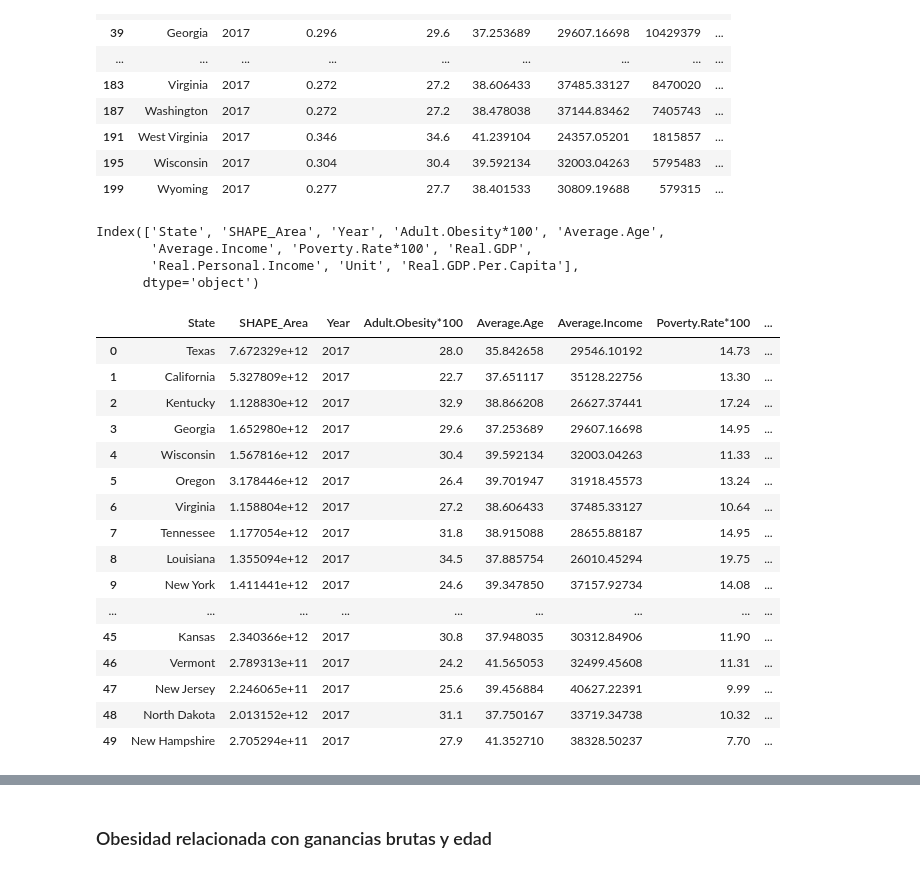
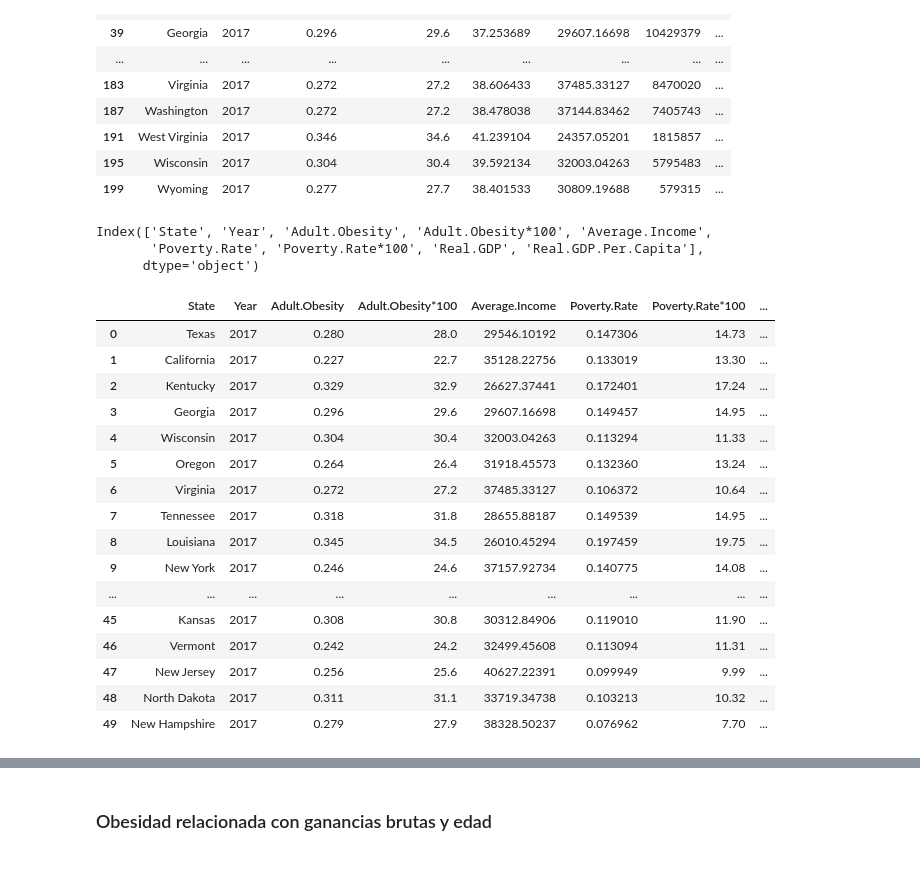
Before and after one commit to NicolasEyzaguirre/EDA-obesidad, a Jupyter notebook: notebook-EDA.ipynb, the cells around one changed output, grey strips where cells are left out. Cells and saved outputs as stored; diff of their text form; code cells hidden in the pictures.

```diff
--- a/notebook-EDA.ipynb
+++ b/notebook-EDA.ipynb
@@ -52,16 +62,17 @@ df1
 # %%
 #combinacion de CSV 1 y CSV 2 ordenado por stados con mayor obesidad
 df_Usa_GDP_Ob=pd.merge(df_USA, df1)
-clean_Usa_GDP_OB=df_Usa_GDP_Ob.drop(['Obesity','FID','Adult.Obesity','Poverty.Rate','Real.GDP.Growth','YearFE','SHAPE_Length','Region.Encoding','Population','Region','Real.GDP.Growth*100'], axis=1)
+# df_Usa_GDP_Ob.rename(columns = {'Population':'POP'}, inplace = True)
+clean_Usa_GDP_OB=df_Usa_GDP_Ob.drop(['Obesity','SHAPE_Area','FID','Real.GDP.Growth','YearFE','SHAPE_Length','Region.Encoding','Population','Region','Real.GDP.Growth*100','Unit','Real.Personal.Income','Average.Age'], axis=1)
 clean_Usa_GDP_OB.columns
 # %% [output]
-Index(['State', 'SHAPE_Area', 'Year', 'Adult.Obesity*100', 'Average.Age',
-       'Average.Income', 'Poverty.Rate*100', 'Real.GDP',
-       'Real.Personal.Income', 'Unit', 'Real.GDP.Per.Capita'],
+Index(['State', 'Year', 'Adult.Obesity', 'Adult.Obesity*100', 'Average.Income',
+       'Poverty.Rate', 'Poverty.Rate*100', 'Real.GDP', 'Real.GDP.Per.Capita'],
       dtype='object')
 # %%
 # 3 CSV restaurantes por cada 100k personas
 Res_estado=pd.read_csv('Data/Cantidad_Res.csv')
+Res_estado=Res_estado.drop(['Full-service Res'], axis=1)
 Res_estado.rename(columns = {'All Fast Food RES':'All-Fast-Food-RES per-100k'}, inplace = True)
 Res_estado.replace({'State': {'Idaho\t': 'Idaho', 'Maine\t': 'Maine'}},inplace=True)
 # %%
@@ -89,23 +100,23 @@ pob_res_estado['All fast food']=round(pob_res_estado['Population']*pob_res_estad
 # %%
 #Data limpia y completa
 Data_1=pd.merge(clean_Usa_GDP_OB, pob_res_estado)
-Data_1.sort_values(['Adult.Obesity*100'],ascending=False)
+Data_1['Population with obesity']=round(Data_1['Population']*Data_1['Adult.Obesity'])
 Data_1
 # %% [output]
-|  | State | SHAPE_Area | Year | Adult.Obesity*100 | Average.Age | Average.Income | Poverty.Rate*100 | ... |
-| 0 | Texas | 7.672329e+12 | 2017 | 28.0 | 35.842658 | 29546.10192 | 14.73 | ... |
-| 1 | California | 5.327809e+12 | 2017 | 22.7 | 37.651117 | 35128.22756 | 13.30 | ... |
-| 2 | Kentucky | 1.128830e+12 | 2017 | 32.9 | 38.866208 | 26627.37441 | 17.24 | ... |
-| 3 | Georgia | 1.652980e+12 | 2017 | 29.6 | 37.253689 | 29607.16698 | 14.95 | ... |
-| 4 | Wisconsin | 1.567816e+12 | 2017 | 30.4 | 39.592134 | 32003.04263 | 11.33 | ... |
-| 5 | Oregon | 3.178446e+12 | 2017 | 26.4 | 39.701947 | 31918.45573 | 13.24 | ... |
-| 6 | Virginia | 1.158804e+12 | 2017 | 27.2 | 38.606433 | 37485.33127 | 10.64 | ... |
-| 7 | Tennessee | 1.177054e+12 | 2017 | 31.8 | 38.915088 | 28655.88187 | 14.95 | ... |
-| 8 | Louisiana | 1.355094e+12 | 2017 | 34.5 | 37.885754 | 26010.45294 | 19.75 | ... |
-| 9 | New York | 1.411441e+12 | 2017 | 24.6 | 39.347850 | 37157.92734 | 14.08 | ... |
+|  | State | Year | Adult.Obesity | Adult.Obesity*100 | Average.Income | Poverty.Rate | Poverty.Rate*100 | ... |
+| 0 | Texas | 2017 | 0.280 | 28.0 | 29546.10192 | 0.147306 | 14.73 | ... |
+| 1 | California | 2017 | 0.227 | 22.7 | 35128.22756 | 0.133019 | 13.30 | ... |
+| 2 | Kentucky | 2017 | 0.329 | 32.9 | 26627.37441 | 0.172401 | 17.24 | ... |
+| 3 | Georgia | 2017 | 0.296 | 29.6 | 29607.16698 | 0.149457 | 14.95 | ... |
+| 4 | Wisconsin | 2017 | 0.304 | 30.4 | 32003.04263 | 0.113294 | 11.33 | ... |
+| 5 | Oregon | 2017 | 0.264 | 26.4 | 31918.45573 | 0.132360 | 13.24 | ... |
+| 6 | Virginia | 2017 | 0.272 | 27.2 | 37485.33127 | 0.106372 | 10.64 | ... |
+| 7 | Tennessee | 2017 | 0.318 | 31.8 | 28655.88187 | 0.149539 | 14.95 | ... |
+| 8 | Louisiana | 2017 | 0.345 | 34.5 | 26010.45294 | 0.197459 | 19.75 | ... |
+| 9 | New York | 2017 | 0.246 | 24.6 | 37157.92734 | 0.140775 | 14.08 | ... |
 | ... | ... | ... | ... | ... | ... | ... | ... | ... |
-| 45 | Kansas | 2.340366e+12 | 2017 | 30.8 | 37.948035 | 30312.84906 | 11.90 | ... |
-| 46 | Vermont | 2.789313e+11 | 2017 | 24.2 | 41.565053 | 32499.45608 | 11.31 | ... |
-| 47 | New Jersey | 2.246065e+11 | 2017 | 25.6 | 39.456884 | 40627.22391 | 9.99 | ... |
-| 48 | North Dakota | 2.013152e+12 | 2017 | 31.1 | 37.750167 | 33719.34738 | 10.32 | ... |
-| 49 | New Hampshire | 2.705294e+11 | 2017 | 27.9 | 41.352710 | 38328.50237 | 7.70 | ... |
+| 45 | Kansas | 2017 | 0.308 | 30.8 | 30312.84906 | 0.119010 | 11.90 | ... |
+| 46 | Vermont | 2017 | 0.242 | 24.2 | 32499.45608 | 0.113094 | 11.31 | ... |
+| 47 | New Jersey | 2017 | 0.256 | 25.6 | 40627.22391 | 0.099949 | 9.99 | ... |
+| 48 | North Dakota | 2017 | 0.311 | 31.1 | 33719.34738 | 0.103213 | 10.32 | ... |
+| 49 | New Hampshire | 2017 | 0.279 | 27.9 | 38328.50237 | 0.076962 | 7.70 | ... |
```
Also changed, not shown: parts of 28 cells of this notebook, 1 other file.
